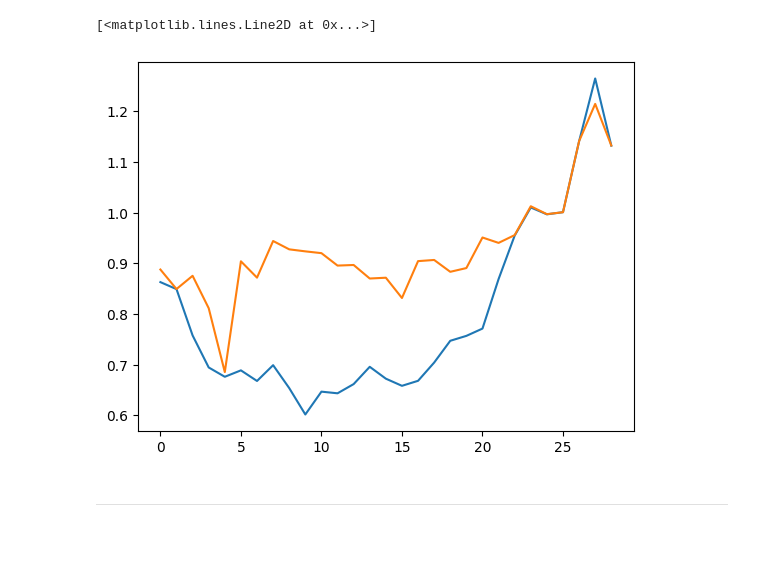
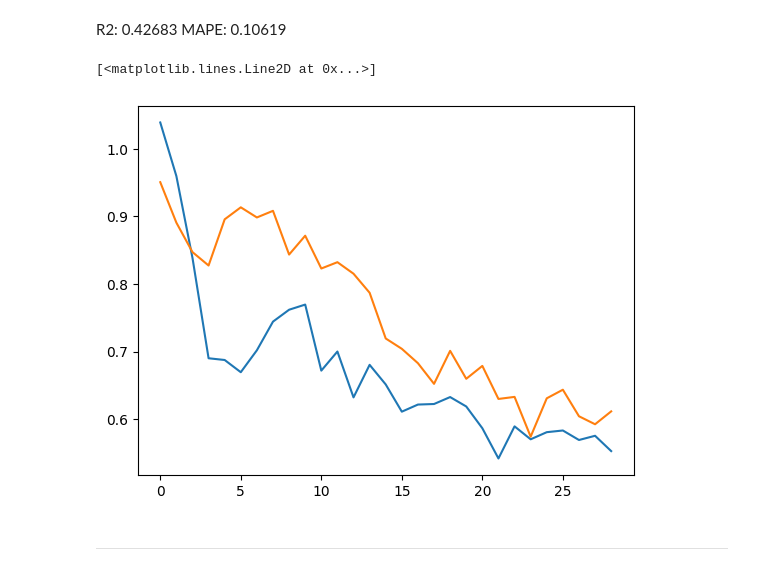
Before and after one commit to kdimon15/hack_media, a Jupyter notebook: продажи.ipynb, the cells around one changed output. Saved outputs shown, nothing was run; the diff lists cells and outputs as text; code cells hidden in the pictures; blank space fills up the shorter version.

```diff
--- a/продажи.ipynb
+++ b/продажи.ipynb
@@ -29,3 +31,7 @@ def read_file(path):
 
 df = read_file('data/train.xlsx')
 df.loc[df['неделя']==53, 'неделя'] = 52
+# %%
+df['year'] = df['Начало нед'].dt.year
+
+# df.loc[df['year'] <= 2020, 'продажи'] += 5_000_000
@@ -76,0 +112,6 @@ df = df.loc[20:].reset_index(drop=True)
+# %%
+i = 1
+
+cur_df = df.drop([43-i, 44-i, 45-i, 46-i])
+
+cur_df.iloc[35:45]
@@ -85,8 +138,15 @@ for i in range(1, 30):
 
     cur_df = df[df[f'target_{i}'].notna()]
 
-    if i == 1:
-        cur_df = cur_df[(cur_df[f'target_1'] < 1.5) & (cur_df[f'target_1'] > 0.7)]
+    # if i <= 20:
+        # cur_df = cur_df[(cur_df[f'target_1'] < 1.5) & (cur_df[f'target_1'] > 0.7)]
+    cur_df = cur_df.drop([43-i, 44-i, 45-i, 46-i])
+
+    # for j in range(1, 30):
+    #     if abs(i - j) >= 7:
+    #         # print(i, j)
+    #         # display(cur_df)
+    #         cur_df = cur_df.drop([f'feature_mean_week_{j-1}', f'feature_mean_week_norm_{j-1}'], axis=1)
 
     train_data, valid_data = cur_df[:int(len(cur_df) * (1-test_size))], cur_df[int(len(cur_df) * (1-test_size)):]
 
@@ -103,7 +163,7 @@ for i in range(1, 30):
         custom_metric=['R2'],
 
         random_state=42,
-        thread_count=4
+        thread_count=5
     )
 
     model.fit(X_train, y_train, eval_set=(X_valid, y_valid), verbose=1000)
@@ -168,13 +229,16 @@ MAPE: 0.11715
+# %% [markdown]
+R2: 0.42683
+MAPE: 0.10619
 # %%
 cur_df = df[df[f'target_29'].notna()]
 
-preds = [all_models[i].predict(cur_df[[col for col in cur_df.columns if 'feature' in col]].iloc[[-50]])[0] for i in range(29)]
+preds = [all_models[i].predict(cur_df[[col for col in cur_df.columns if 'feature' in col]].iloc[[-10]])[0] for i in range(29)]
 # %%
-plt.plot([cur_df.iloc[-50][f'target_{i}'] for i in range(1, 30)])
+plt.plot([cur_df.iloc[-10][f'target_{i}'] for i in range(1, 30)])
 plt.plot(preds)
 # %% [output]
 [<matplotlib.lines.Line2D at 0x...>]
-[figure, old version]
+[figure, new version]
 # %% [markdown]
 -----
 # %%
```
Also changed, not shown: parts of 14 cells of this notebook, 3 other files.
